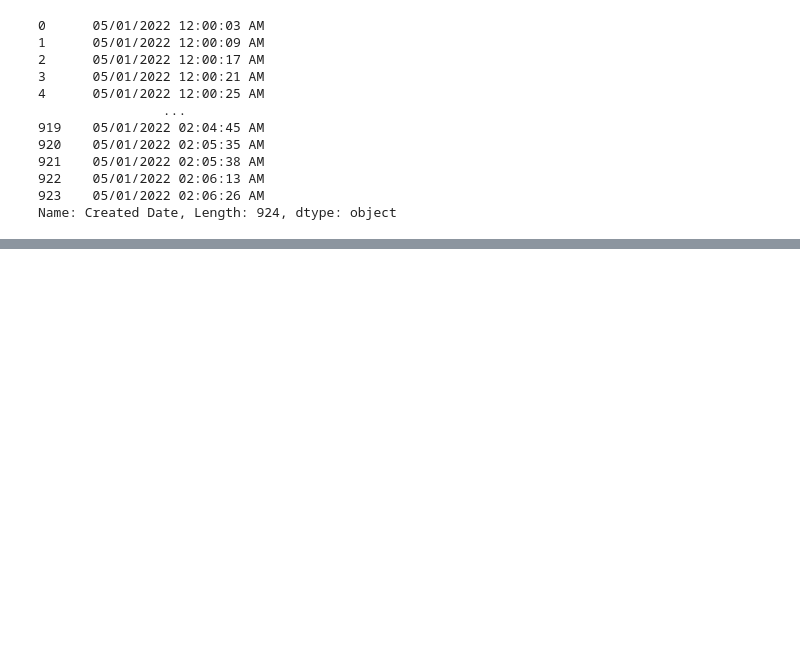
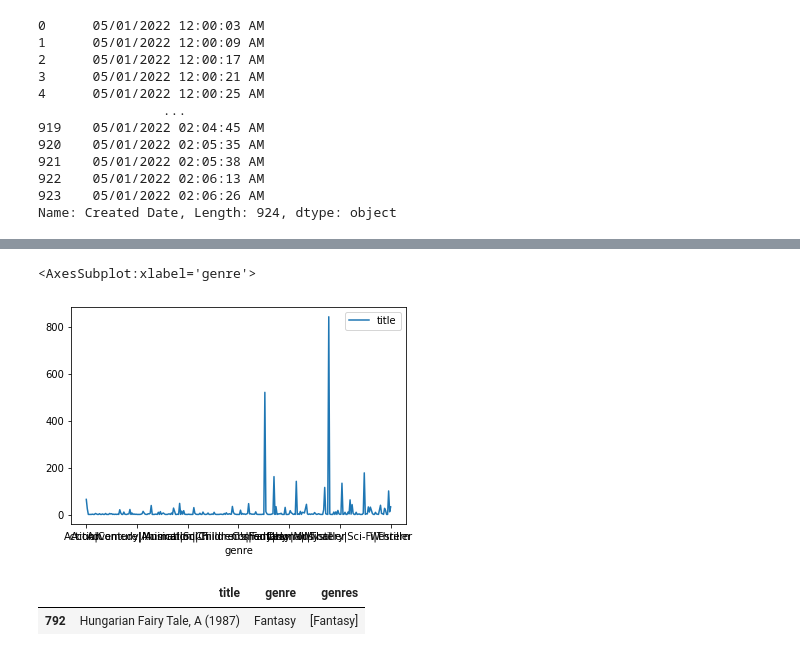
Before and after one commit to savimhl/MLPNS, a Jupyter notebook: MLPNS23_bootcamp.ipynb, the cells around one changed output, grey strips where cells are left out. Cells and saved outputs as stored; diff of their text form; code cells hidden in the pictures; blank space fills up the shorter version.

```diff
--- a/MLPNS23_bootcamp.ipynb
+++ b/MLPNS23_bootcamp.ipynb
@@ -311,0 +375,5 @@ Name: genre, Length: 3883, dtype: object
+# %%
+df2.groupby("genre").count().plot(y = "title")
+# %% [output]
+<AxesSubplot:xlabel='genre'>
+[figure, added]
@@ -311,0 +384,5 @@ Name: genre, Length: 3883, dtype: object
+# %%
+movies[movies["genre"] == "Fantasy"]
+# %% [output]
+|  | title | genre | genres |
+| 792 | Hungarian Fairy Tale, A (1987) | Fantasy | [Fantasy] |
```
Also changed, not shown: parts of 27 cells of this notebook.
